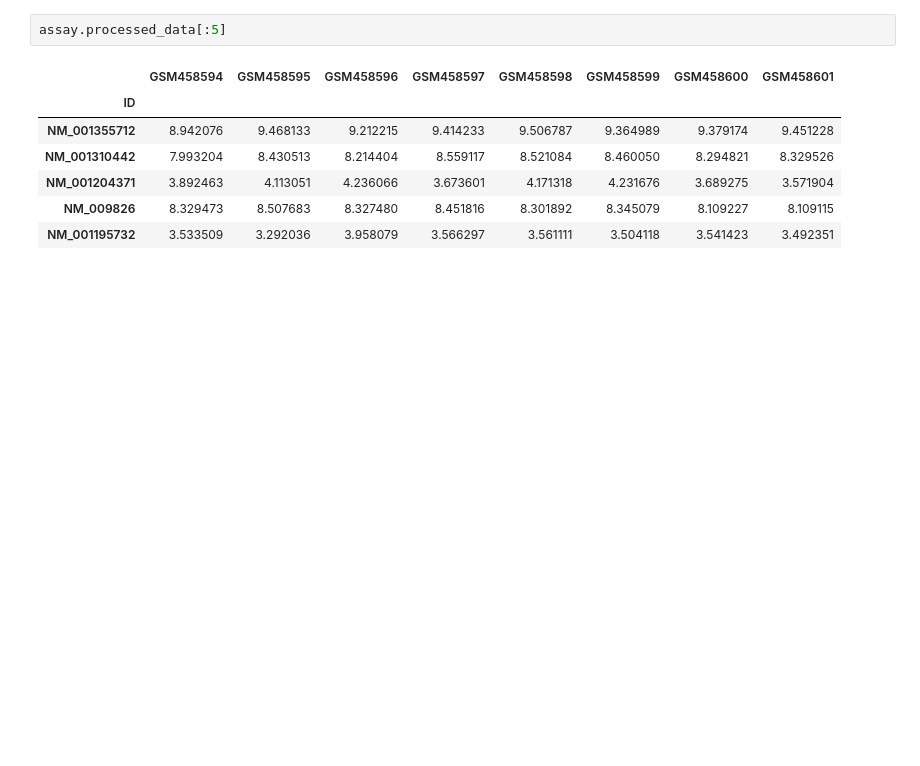
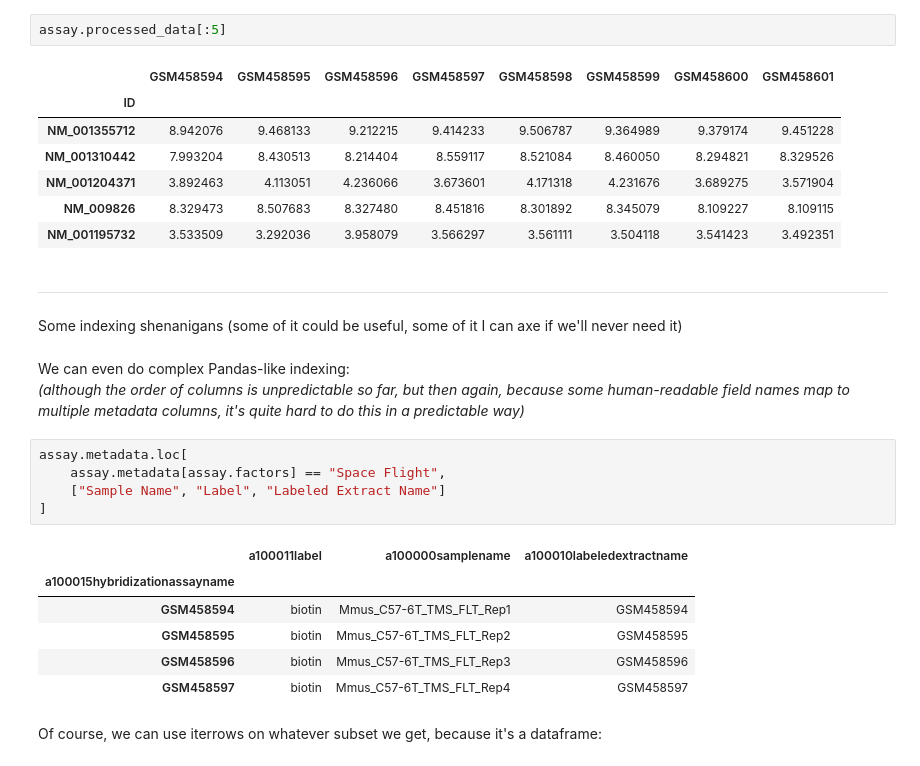
Before and after one commit to LankyCyril/genefab, a Jupyter notebook: genefab-demo.ipynb, the cells around one changed output. Saved outputs shown, nothing was run; the diff lists cells and outputs as text; blank space fills up the shorter version.

Commit message:
Added .loc and .iterrows examples to demo

```diff
--- a/genefab-demo.ipynb
+++ b/genefab-demo.ipynb
@@ -120,3 +120,23 @@ assay.processed_data[:5]
 | NM_001204371 | 3.892463 | 4.113051 | 4.236066 | 3.673601 | 4.171318 | 4.231676 | 3.689275 | 3.571904 |
 | NM_009826 | 8.329473 | 8.507683 | 8.327480 | 8.451816 | 8.301892 | 8.345079 | 8.109227 | 8.109115 |
 | NM_001195732 | 3.533509 | 3.292036 | 3.958079 | 3.566297 | 3.561111 | 3.504118 | 3.541423 | 3.492351 |
+# %% [markdown]
+----
+Some indexing shenanigans (some of it could be useful, some of it I can axe if we'll never need it)
+# %% [markdown]
+We can even do complex Pandas-like indexing:
+*(although the order of columns is unpredictable so far, but then again, because some human-readable field names map to multiple metadata columns, it's quite hard to do this in a predictable way)*
+# %%
+assay.metadata.loc[
+    assay.metadata[assay.factors] == "Space Flight",
+    ["Sample Name", "Label", "Labeled Extract Name"]
+]
+# %% [output]
+|  | a100011label | a100000samplename | a100010labeledextractname |
+| a100015hybridizationassayname |  |  |  |
+| GSM458594 | biotin | Mmus_C57-6T_TMS_FLT_Rep1 | GSM458594 |
+| GSM458595 | biotin | Mmus_C57-6T_TMS_FLT_Rep2 | GSM458595 |
+| GSM458596 | biotin | Mmus_C57-6T_TMS_FLT_Rep3 | GSM458596 |
+| GSM458597 | biotin | Mmus_C57-6T_TMS_FLT_Rep4 | GSM458597 |
+# %% [markdown]
+Of course, we can use iterrows on whatever subset we get, because it's a dataframe:
```
Also changed, not shown: parts of 7 cells of this notebook.
